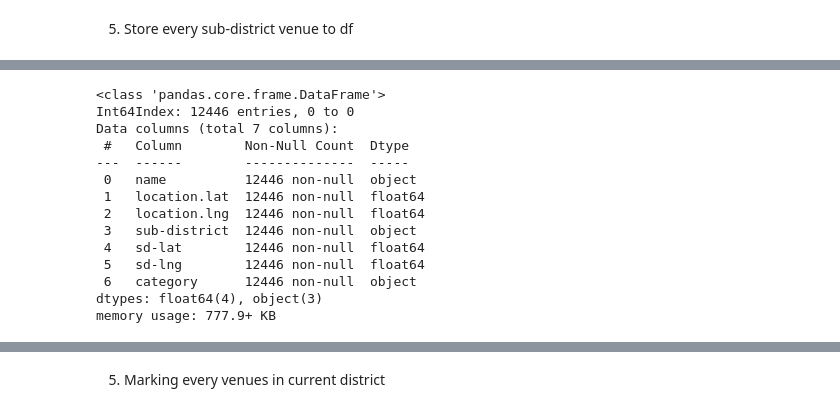
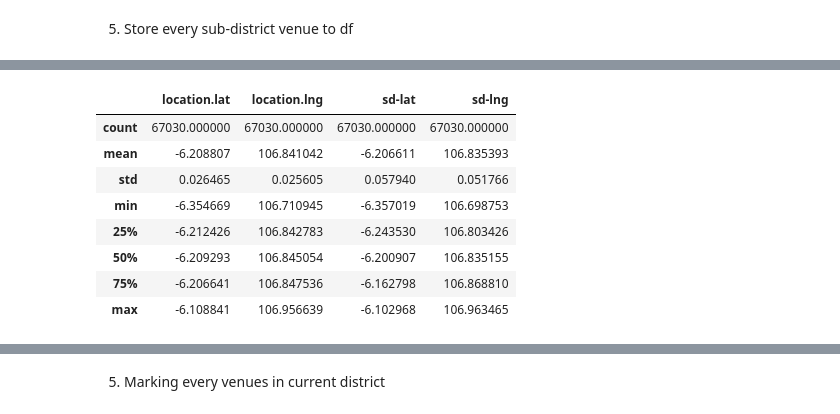
Before and after one commit to richieamir/final-capstone, a Jupyter notebook: housing-sales-Jakarta.ipynb, the cells around one changed output, grey strips where cells are left out. Drawn from its saved outputs; the diff is of its cells as text; code cells hidden in the pictures.

Commit message:
preparation data done

```diff
--- a/housing-sales-Jakarta.ipynb
+++ b/housing-sales-Jakarta.ipynb
@@ -107,7 +107,6 @@ categories=[
     {'name':'Indonesian Restaurant','code':'4deefc054765f83613cdba6f'},
     {'name':'Bar','code':'4bf58dd8d48988d116941735'},
     {'name':'Athletics & Sports','code':'4f4528bc4b90abdf24c9de85'},
-    {'name':'Animal Shelter','code':'4e52d2d203646f7c19daa8ae'},
     {'name':'School','code':'4bf58dd8d48988d13b941735'},
     {'name':'Animal Shelter','code':'4e52d2d203646f7c19daa8ae'},
     {'name':'Spiritual Center','code':'4bf58dd8d48988d131941735'},
@@ -250,18 +281,13 @@ KeyboardInterrupt:
 # %%
-df_venues.info()
+df_venues.describe()
 # %% [output]
-<class 'pandas.core.frame.DataFrame'>
-Int64Index: 12446 entries, 0 to 0
-Data columns (total 7 columns):
- #   Column        Non-Null Count  Dtype
----  ------        --------------  -----
- 0   name          12446 non-null  object
- 1   location.lat  12446 non-null  float64
- 2   location.lng  12446 non-null  float64
- 3   sub-district  12446 non-null  object
- 4   sd-lat        12446 non-null  float64
- 5   sd-lng        12446 non-null  float64
- 6   category      12446 non-null  object
-dtypes: float64(4), object(3)
-memory usage: 777.9+ KB
+|  | location.lat | location.lng | sd-lat | sd-lng |
+| count | 67030.000000 | 67030.000000 | 67030.000000 | 67030.000000 |
+| mean | -6.208807 | 106.841042 | -6.206611 | 106.835393 |
+| std | 0.026465 | 0.025605 | 0.057940 | 0.051766 |
+| min | -6.354669 | 106.710945 | -6.357019 | 106.698753 |
+| 25% | -6.212426 | 106.842783 | -6.243530 | 106.803426 |
+| 50% | -6.209293 | 106.845054 | -6.200907 | 106.835155 |
+| 75% | -6.206641 | 106.847536 | -6.162798 | 106.868810 |
+| max | -6.108841 | 106.956639 | -6.102968 | 106.963465 |
 # %%
```
Also changed, not shown: parts of 5 cells of this notebook, 3 other files.
